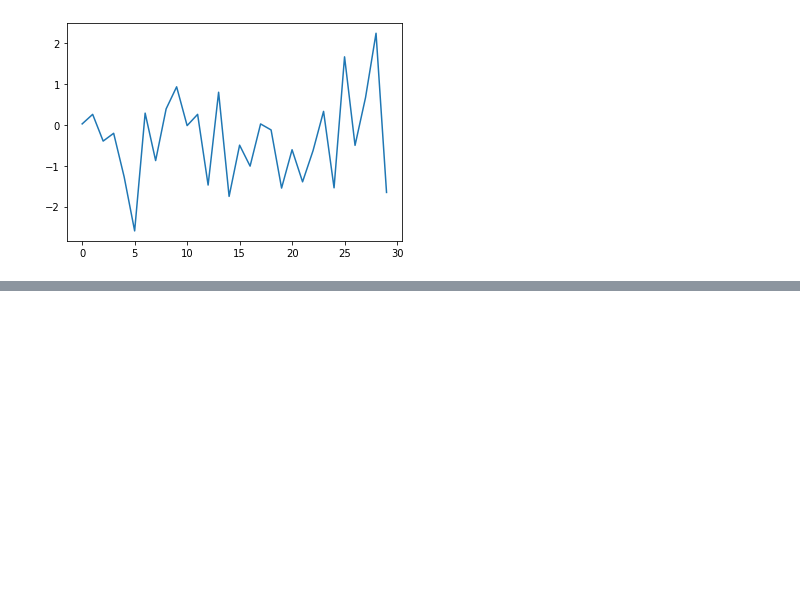
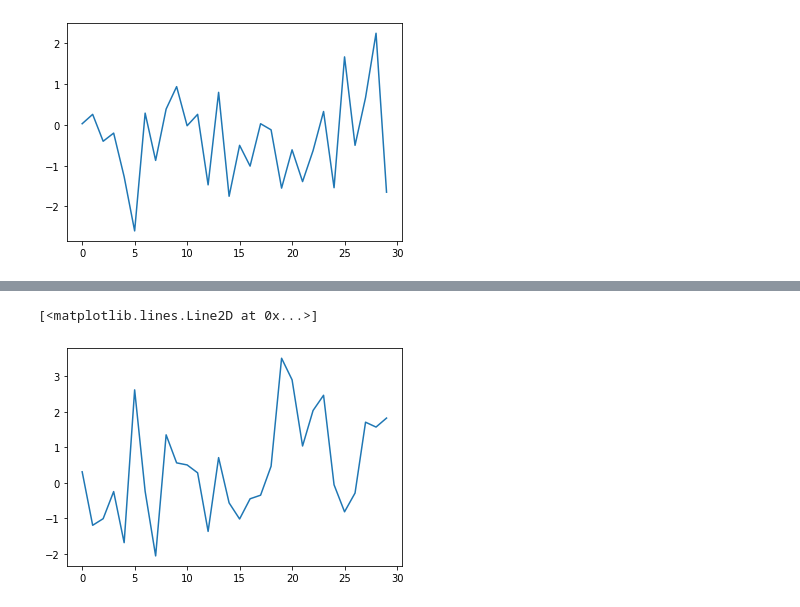
Before and after one commit to shiunru/M10821053, a Jupyter notebook: montecarlo.ipynb, the cells around one changed output, grey strips where cells are left out. Cells and saved outputs as stored; diff of their text form; code cells hidden in the pictures; blank space fills up the shorter version.

```diff
--- a/montecarlo.ipynb
+++ b/montecarlo.ipynb
@@ -120,0 +51,10 @@ plt.plot(d)
+# %%
+CCP_US
+d = [ 0.311, -1.195, -1.009, -0.246, -1.684,  2.617, -0.239, -2.057,
+         1.351,  0.562,  0.504,  0.282, -1.367,  0.71 , -0.564, -1.018,
+        -0.449, -0.348,  0.467,  3.507,  2.9  ,  1.037,  2.036,  2.465,
+        -0.055, -0.815, -0.287,  1.707,  1.57 ,  1.823]
+plt.plot(d)
+# %% [output]
+[<matplotlib.lines.Line2D at 0x...>]
+[figure, added]
```
Also changed, not shown: parts of 16 cells of this notebook, 2 other files.
